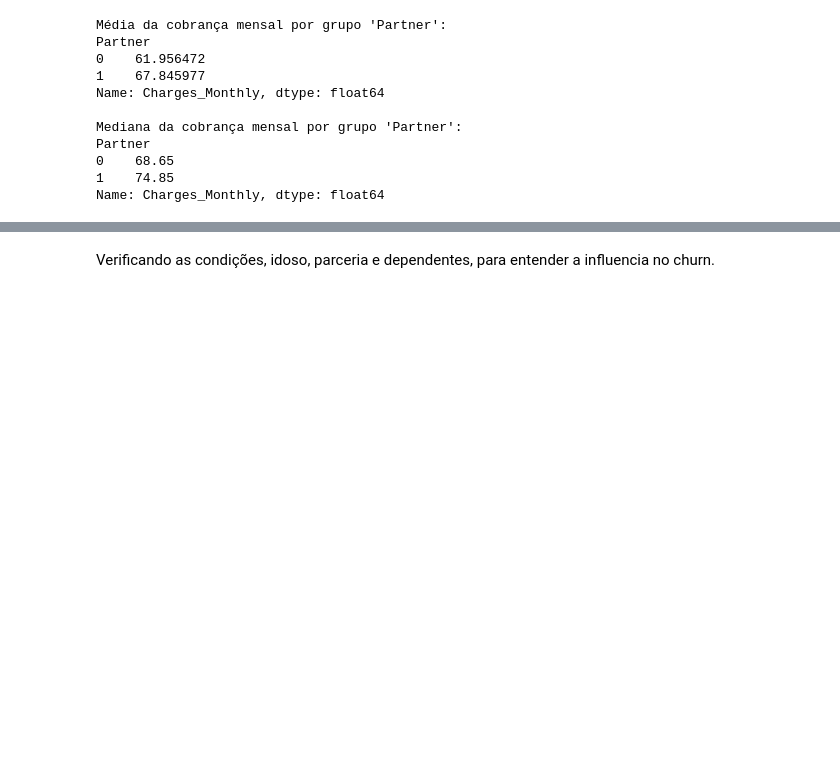
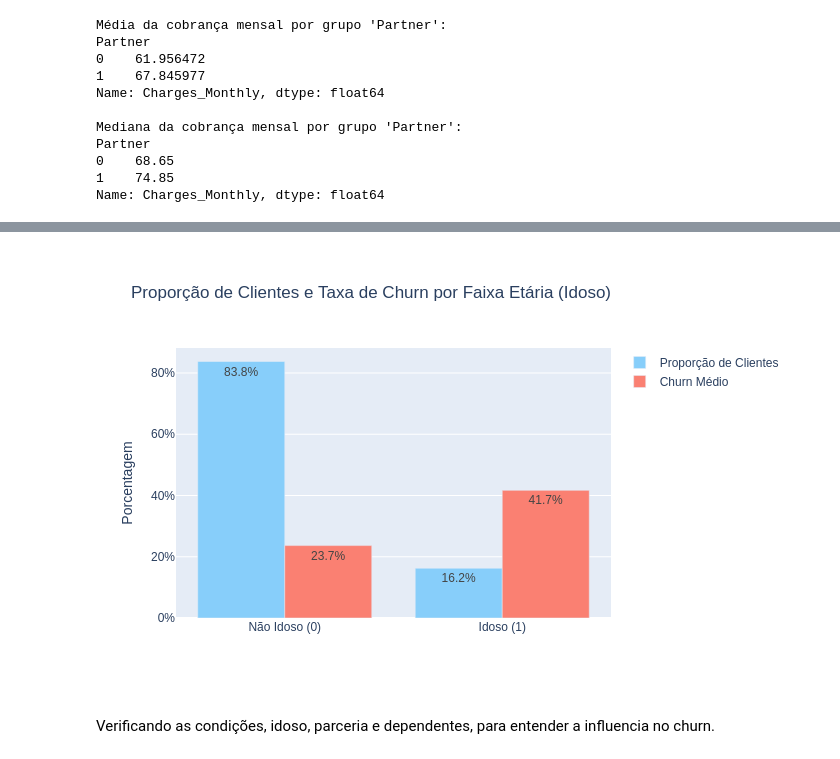
Before and after one commit to L4-DEV/Alura-Challenge, a Jupyter notebook: AluraTelecomX1/AluraTelecomX.ipynb, the cells around one changed output, grey strips where cells are left out. Drawn from its saved outputs; the diff is of its cells as text; code cells hidden in the pictures; blank space fills up the shorter version.

```diff
--- a/AluraTelecomX1/AluraTelecomX.ipynb
+++ b/AluraTelecomX1/AluraTelecomX.ipynb
@@ -1195,6 +1226,7 @@ Name: Charges_Monthly, dtype: float64
 # %%
 import pandas as pd
 import plotly.graph_objects as go
+from IPython.display import Image
 
 # Garante que Churn é float
 df["Churn"] = df["Churn"].astype(float)
@@ -1242,5 +1274,6 @@ fig.update_layout(
     height=450
 )
 
-fig.show()
+
+Image("proporção_de_clientes_e_taxa_de_churn_por_faixa_etária_idoso_.png")
 # %% [output]
@@ -1248,3 +1280,4 @@ fig.show()
+[figure, added]
 # %% [markdown]
 Verificando as condições, idoso, parceria e dependentes, para entender a influencia no churn.
 # %%
```
Also changed, not shown: parts of 33 cells of this notebook.
